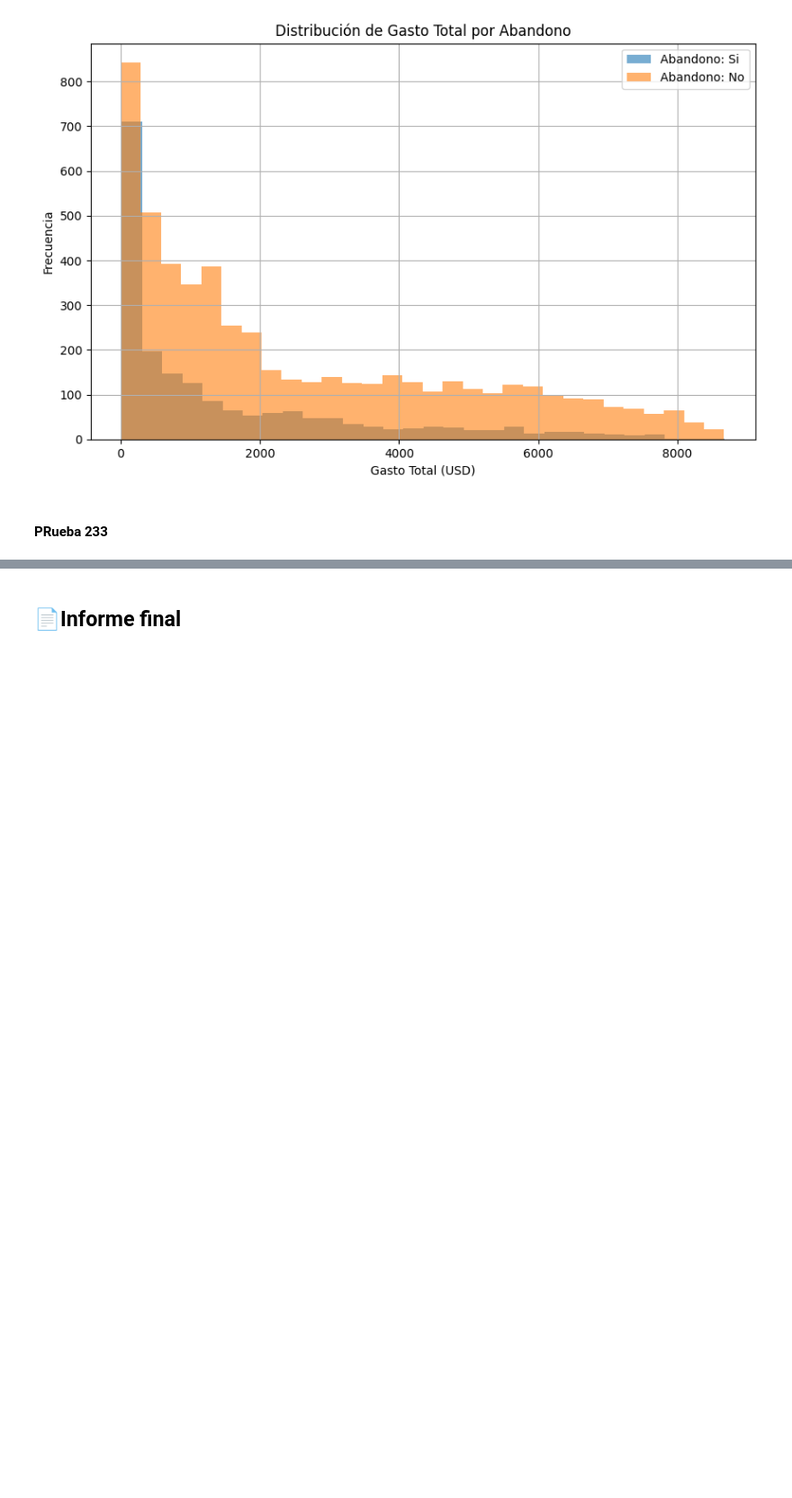
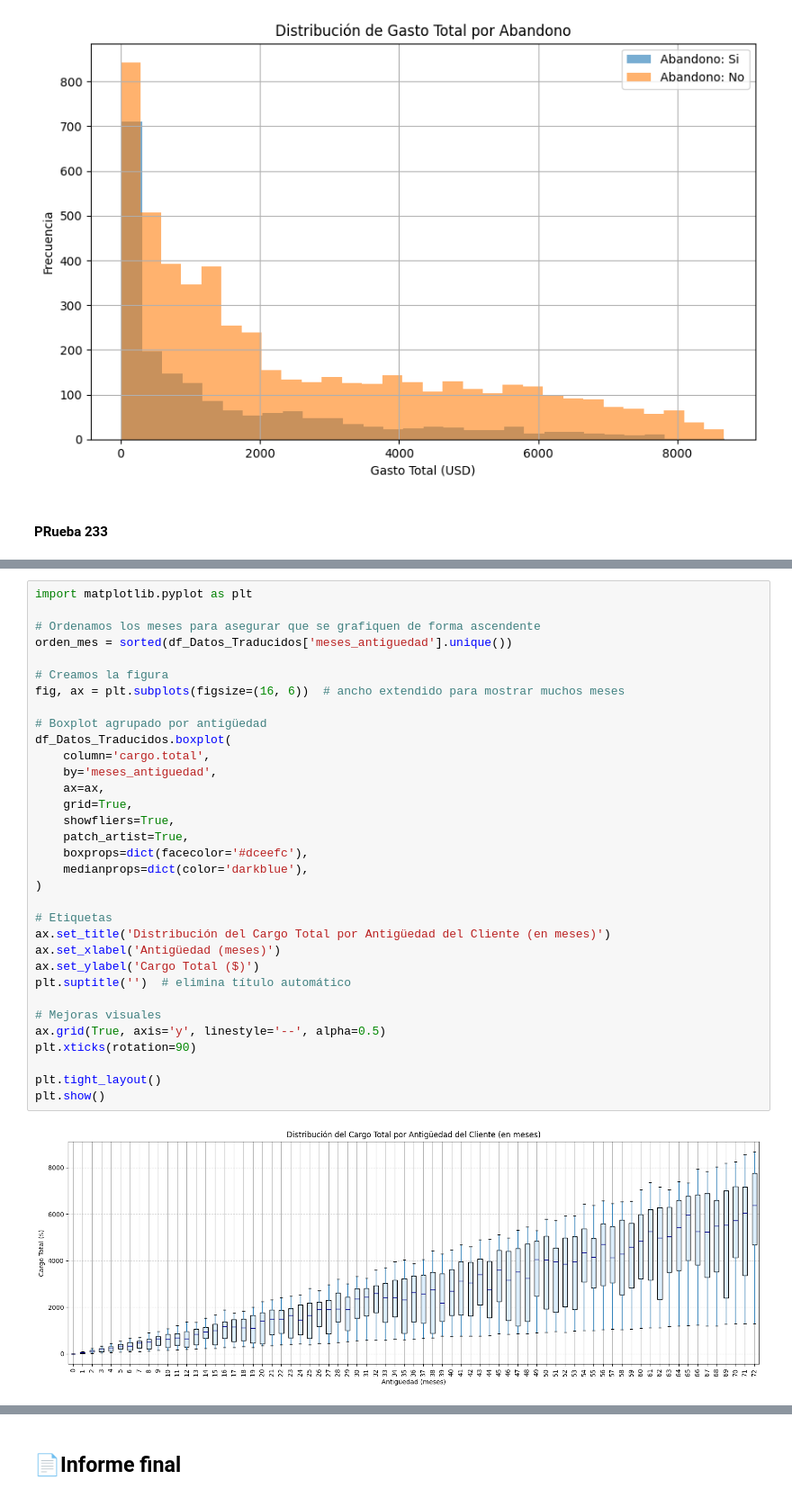
Before and after one commit to MigXDev/CS_Datos_I_DESAFIO_2, a Jupyter notebook: challenge2-data-science-LATAM-main/TelecomX_LATAM.ipynb, the cells around one changed output, grey strips where cells are left out. Shown at 90% size. Drawn from its saved outputs; the diff is of its cells as text; blank space fills up the shorter version.

```diff
--- a/challenge2-data-science-LATAM-main/TelecomX_LATAM.ipynb
+++ b/challenge2-data-science-LATAM-main/TelecomX_LATAM.ipynb
@@ -2510,0 +2511,35 @@ plt.show()
+# %%
+import matplotlib.pyplot as plt
+
+# Ordenamos los meses para asegurar que se grafiquen de forma ascendente
+orden_mes = sorted(df_Datos_Traducidos['meses_antiguedad'].unique())
+
+# Creamos la figura
+fig, ax = plt.subplots(figsize=(16, 6))  # ancho extendido para mostrar muchos meses
+
+# Boxplot agrupado por antigüedad
+df_Datos_Traducidos.boxplot(
+    column='cargo.total',
+    by='meses_antiguedad',
+    ax=ax,
+    grid=True,
+    showfliers=True,
+    patch_artist=True,
+    boxprops=dict(facecolor='#dceefc'),
+    medianprops=dict(color='darkblue'),
+)
+
+# Etiquetas
+ax.set_title('Distribución del Cargo Total por Antigüedad del Cliente (en meses)')
+ax.set_xlabel('Antigüedad (meses)')
+ax.set_ylabel('Cargo Total ($)')
+plt.suptitle('')  # elimina título automático
+
+# Mejoras visuales
+ax.grid(True, axis='y', linestyle='--', alpha=0.5)
+plt.xticks(rotation=90)
+
+plt.tight_layout()
+plt.show()
+# %% [output]
+[figure, added]
```
Also changed, not shown: parts of 16 cells of this notebook.
